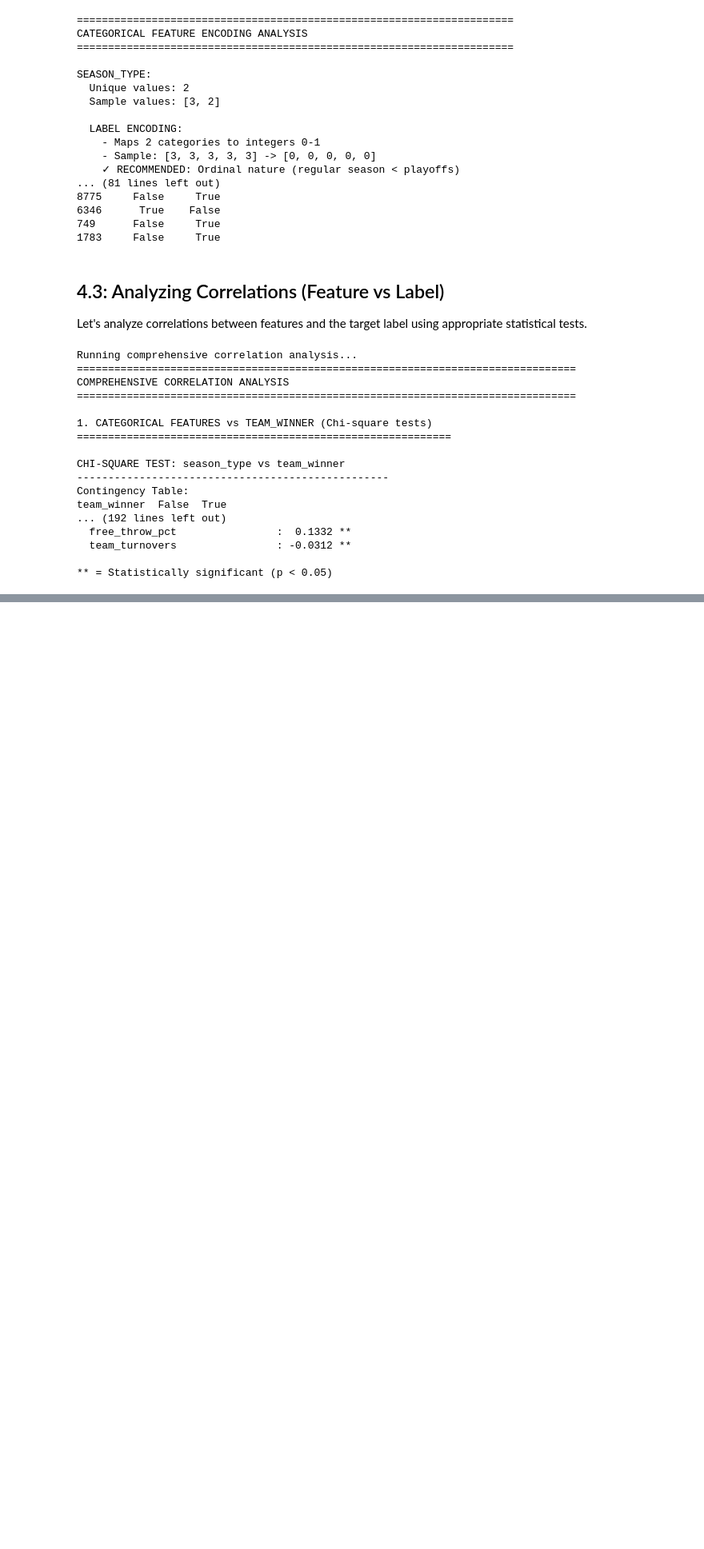
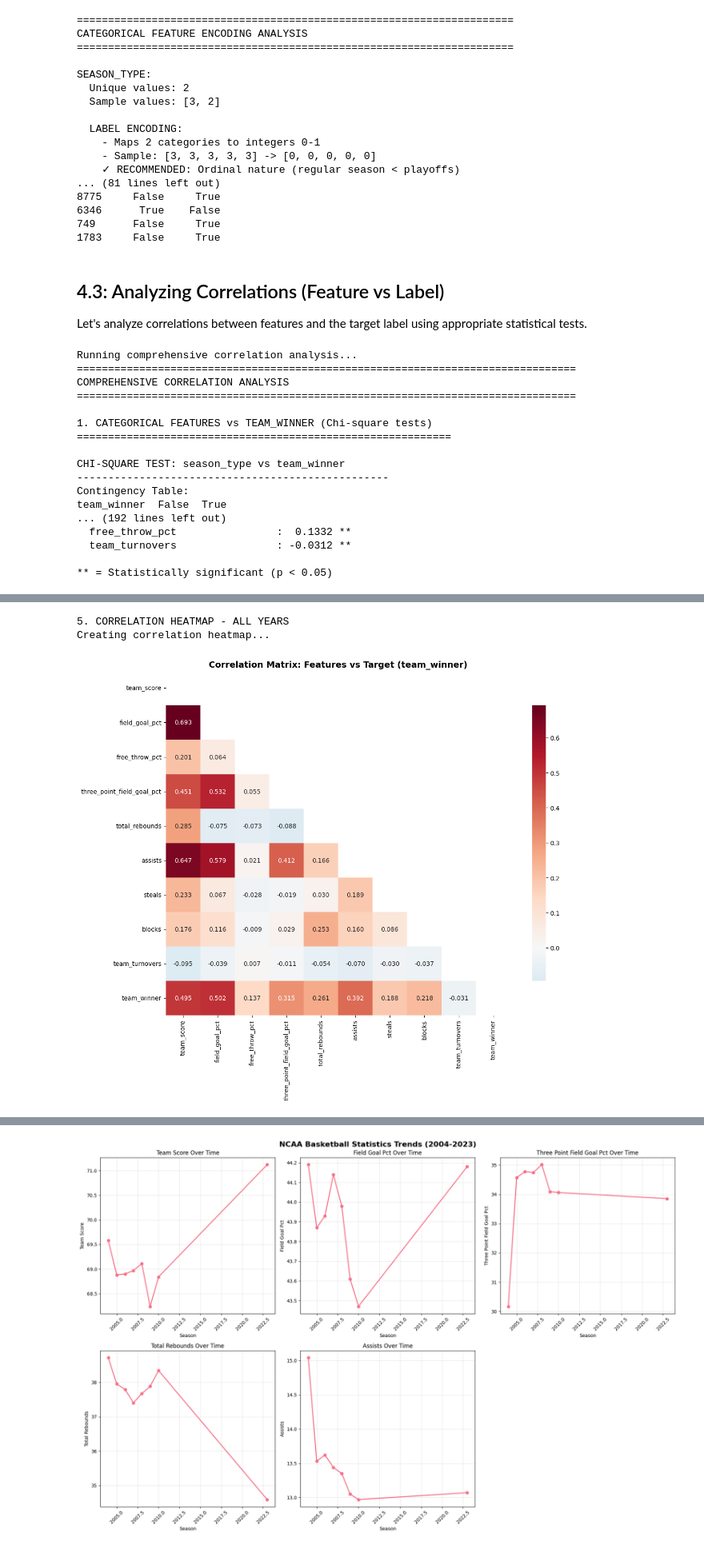
Before and after one commit to bf-z/March-Madness-Predictor, a Jupyter notebook: peek.ipynb, the cells around one changed output, grey strips where cells are left out. Shown at 80% size. Drawn from its saved outputs; the diff is of its cells as text; code cells hidden in the pictures; blank space fills up the shorter version.

```diff
--- a/peek.ipynb
+++ b/peek.ipynb
@@ -953,0 +1796,14 @@ and preprocessing in machine learning model development.
+# %%
+# Display all columns in the cleaned dataset with null percentages
+print("ALL COLUMNS IN THE COMBINED DATASET AFTER CLEANING")
+print("=" * 70)
+print(f"Total columns: {len(cleaned_data.columns)}")
+print(f"Dataset shape: {cleaned_data.shape}")
+print()
+print(f"{'#':<3} {'Column Name':<40} {'Null Count':<12} {'Null %':<8}")
+print("-" * 70)
+
+for i, col in enumerate(cleaned_data.columns, 1):
+    null_count = cleaned_data[col].isnull().sum()
+    null_percentage = (null_count / len(cleaned_data)) * 100
+    print(f"{i:2d}. {col:<40} {null_count:<12,} {null_percentage:<7.1f}%")
@@ -953,0 +1945,57 @@ and preprocessing in machine learning model development.
+# %%
+# 5. Create Correlation Heatmap - All Years
+print("\n5. CORRELATION HEATMAP - ALL YEARS")
+correlation_matrix_all, target_corr_all = create_correlation_heatmap(complete_data)
+
+# 6. Temporal Analysis - Changes Over Time
+print("\n6. TEMPORAL ANALYSIS - TRENDS OVER TIME")
+print("="*60)
+
+# Analyze how key statistics have changed over time
+yearly_trends = complete_data.groupby('season').agg({
+    'team_score': 'mean',
+    'field_goal_pct': 'mean',
+    'three_point_field_goal_pct': 'mean',
+    'total_rebounds': 'mean',
+    'assists': 'mean'
+}).round(2)
+
+print("Key statistics by year:")
+print(yearly_trends)
+
+# Create trend visualization
+fig, axes = plt.subplots(2, 3, figsize=(18, 12))
+axes = axes.flatten()
+
+metrics = ['team_score', 'field_goal_pct', 'three_point_field_goal_pct',
+           'total_rebounds', 'assists']
+
+for i, metric in enumerate(metrics):
+    if i < len(axes):
+        yearly_trends[metric].plot(ax=axes[i], marker='o', linewidth=2, markersize=6)
+        axes[i].set_title(f'{metric.replace("_", " ").title()} Over Time')
+        axes[i].set_xlabel('Season')
+        axes[i].set_ylabel(metric.replace("_", " ").title())
+        axes[i].grid(True, alpha=0.3)
+        axes[i].tick_params(axis='x', rotation=45)
+
+# Hide the last subplot if not needed
+axes[-1].set_visible(False)
+
+plt.suptitle('NCAA Basketball Statistics Trends (2004-2023)', fontsize=16, fontweight='bold')
+plt.tight_layout()
+plt.show()
+
+print("\n" + "="*80)
+print("EXTENDED ANALYSIS COMPLETE!")
+print("="*80)
+print(f"\nDataset Summary:")
+print(f"- Total games analyzed: {len(complete_data):,}")
+print(f"- Years covered: 2004-2010, 2023")
+print(f"- Missing data handled: {len(all_years_data) - len(complete_data):,} records filtered")
+print(f"- Strong predictors identified: Team Score, Field Goal %, Assists")
+print(f"- Temporal trends revealed across {len(complete_data['season'].unique())} seasons")
+# %% [output]
+5. CORRELATION HEATMAP - ALL YEARS
+Creating correlation heatmap...
+[figure, added]
@@ -953,0 +2019 @@ and preprocessing in machine learning model development.
+[figure, added]
```
Also changed, not shown: parts of 25 cells of this notebook.
